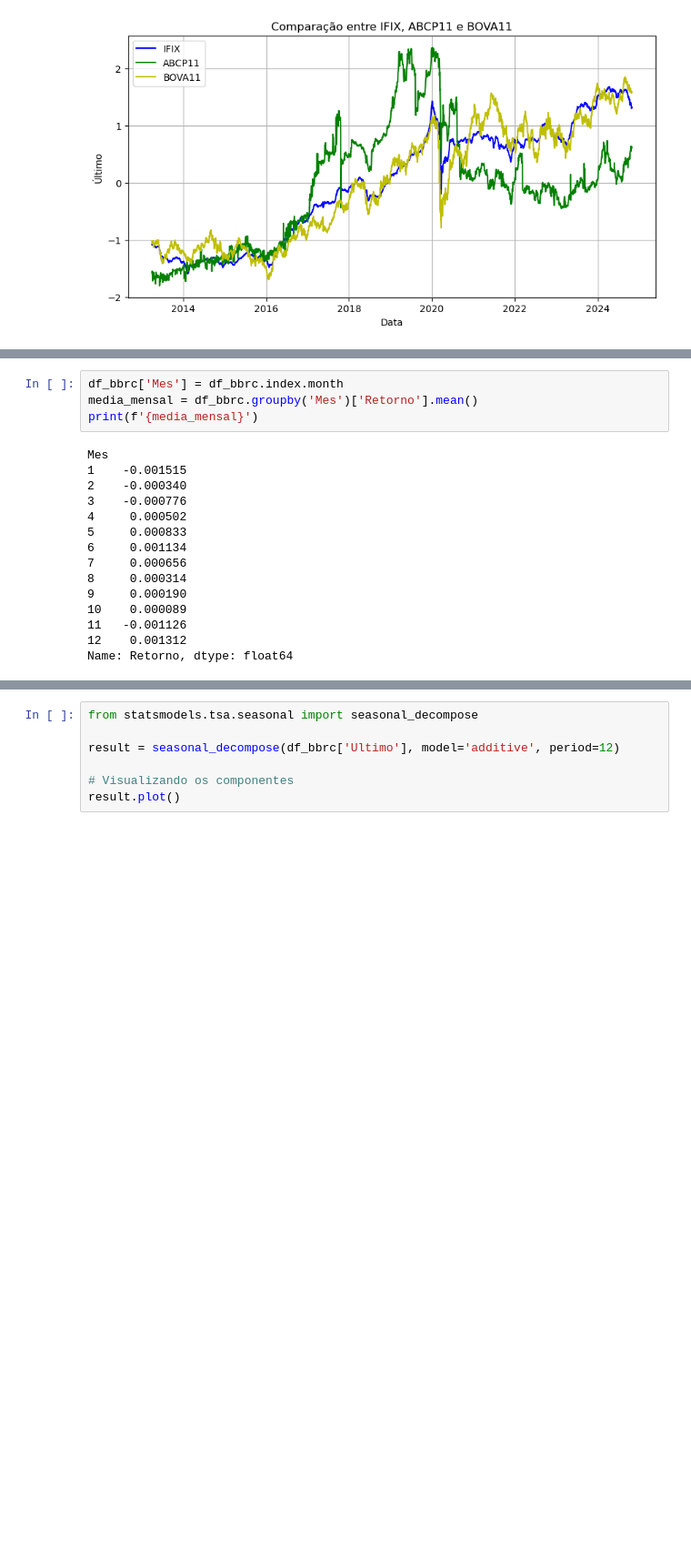
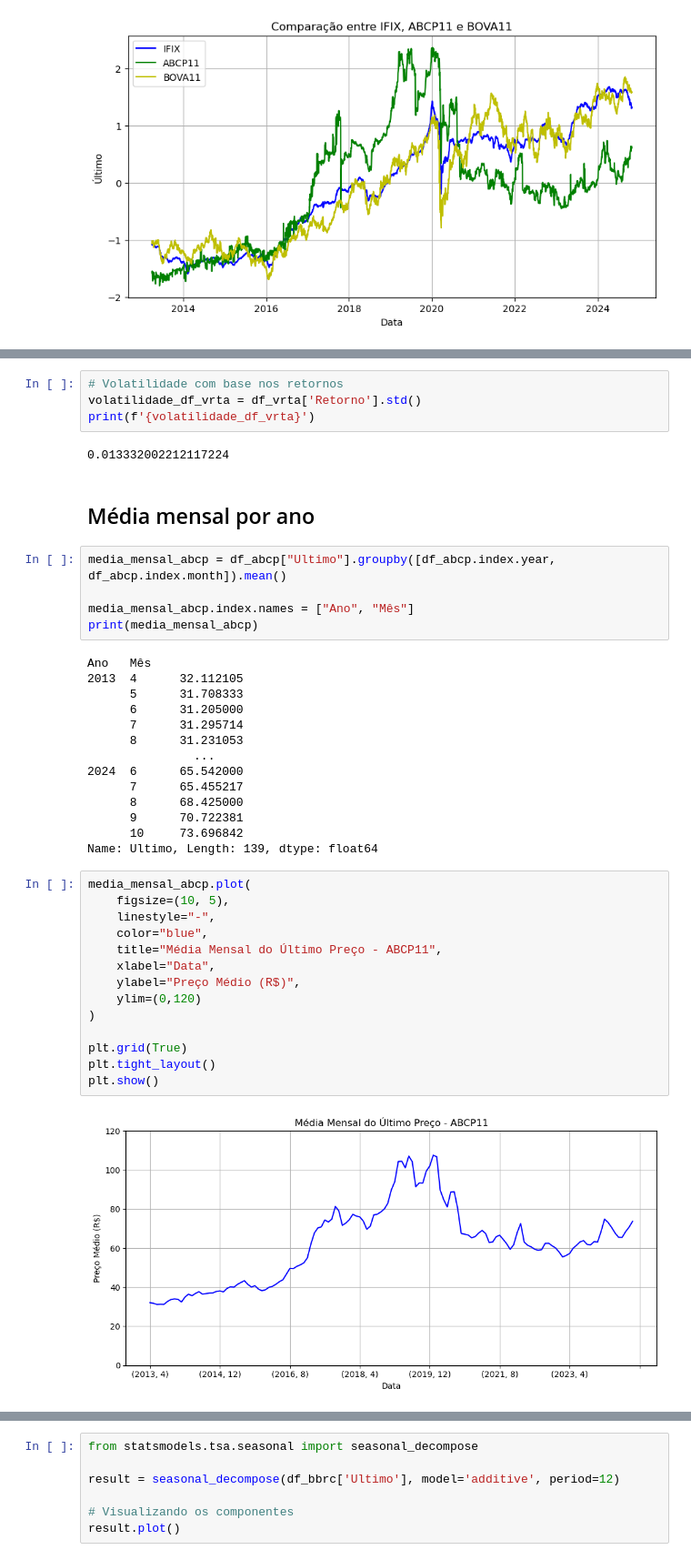
Before and after one commit to luluthedevil/tcc_usp, a Jupyter notebook: Normalizacao_dos_dados.ipynb, the cells around one changed output, grey strips where cells are left out. Shown at 91% size. Saved outputs shown, nothing was run; the diff lists cells and outputs as text; blank space fills up the shorter version.

```diff
--- a/Normalizacao_dos_dados.ipynb
+++ b/Normalizacao_dos_dados.ipynb
@@ -666,19 +810,43 @@ print(f'{volatilidade}')
+# %%
+# Volatilidade com base nos retornos
+volatilidade_df_vrta = df_vrta['Retorno'].std()
+print(f'{volatilidade_df_vrta}')
+# %% [output]
+0.013332002212117224
+# %% [markdown]
+## Média mensal por ano
 # %%
-df_bbrc['Mes'] = df_bbrc.index.month
-media_mensal = df_bbrc.groupby('Mes')['Retorno'].mean()
-print(f'{media_mensal}')
+media_mensal_abcp = df_abcp["Ultimo"].groupby([df_abcp.index.year, df_abcp.index.month]).mean()
+
+media_mensal_abcp.index.names = ["Ano", "Mês"]
+print(media_mensal_abcp)
 # %% [output]
-Mes
-1    -0.001515
-2    -0.000340
-3    -0.000776
-4     0.000502
-5     0.000833
-6     0.001134
-7     0.000656
-8     0.000314
-9     0.000190
-10    0.000089
-11   -0.001126
-12    0.001312
-Name: Retorno, dtype: float64
+Ano   Mês
+2013  4      32.112105
+      5      31.708333
+      6      31.205000
+      7      31.295714
+      8      31.231053
+               ...
+2024  6      65.542000
+      7      65.455217
+      8      68.425000
+      9      70.722381
+      10     73.696842
+Name: Ultimo, Length: 139, dtype: float64
+# %%
+media_mensal_abcp.plot(
+    figsize=(10, 5),
+    linestyle="-",
+    color="blue",
+    title="Média Mensal do Último Preço - ABCP11",
+    xlabel="Data",
+    ylabel="Preço Médio (R$)",
+    ylim=(0,120)
+)
+
+plt.grid(True)
+plt.tight_layout()
+plt.show()
+# %% [output]
+[figure, added]
```
Also changed, not shown: parts of 49 cells of this notebook.
